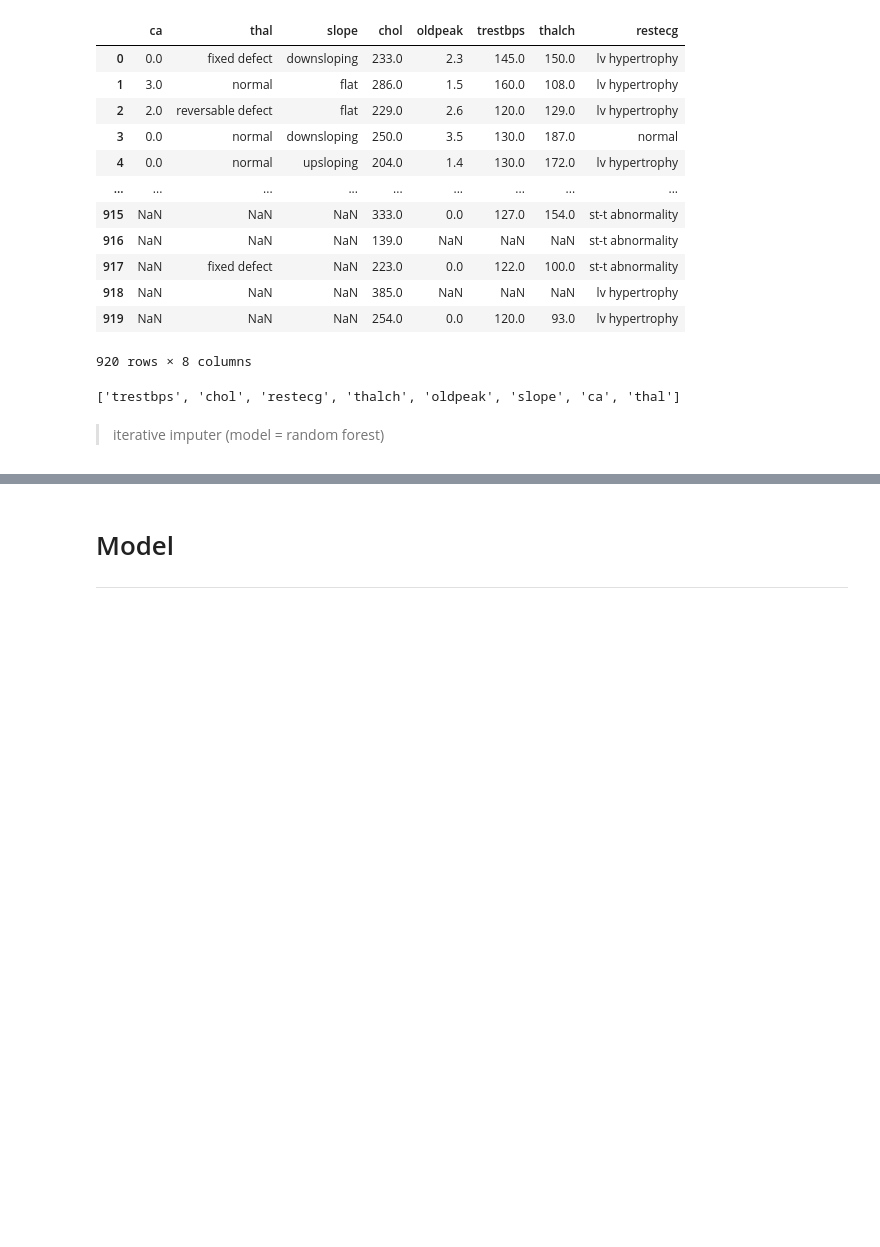
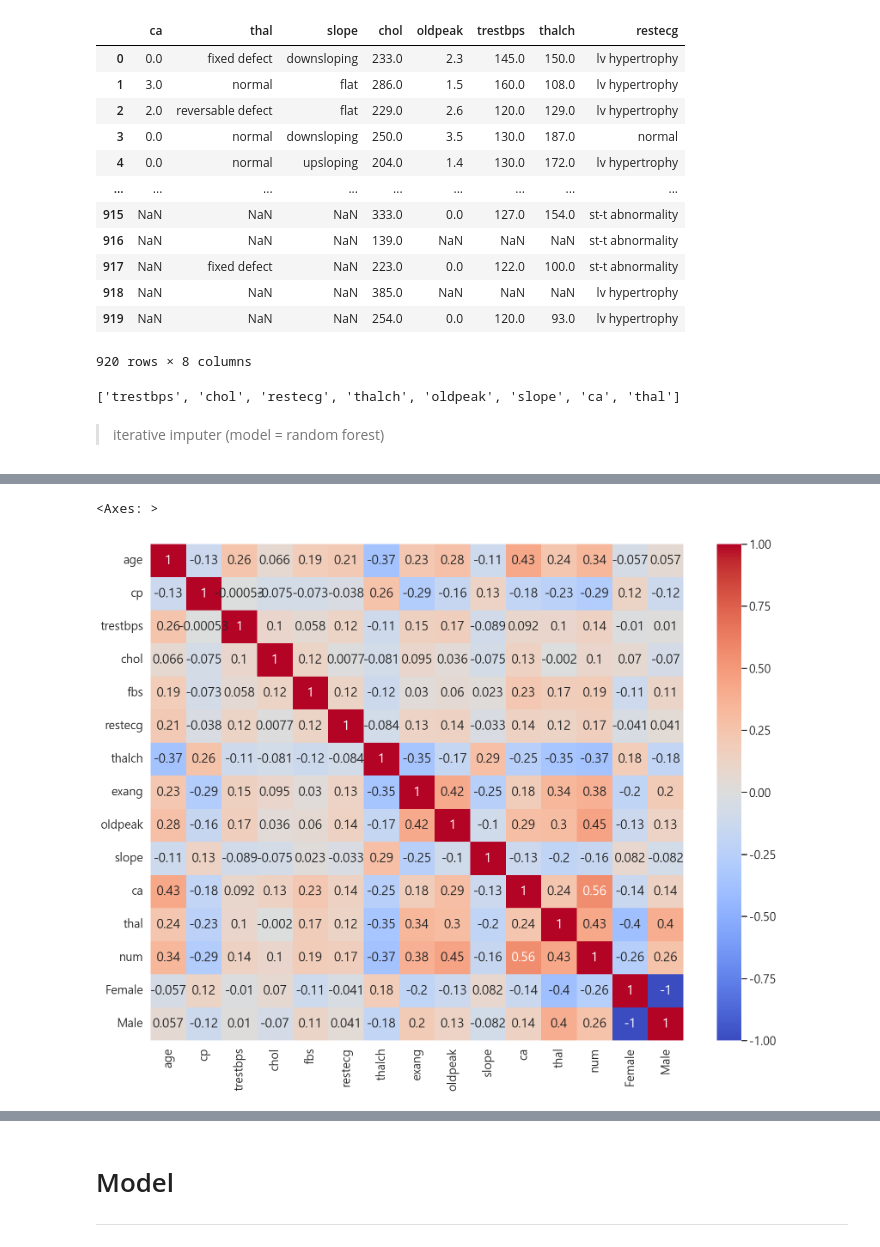
Before and after one commit to Pepi10/ML, a Jupyter notebook: 1Heart_Disease_re.ipynb, the cells around one changed output, grey strips where cells are left out. Cells and saved outputs as stored; diff of their text form; code cells hidden in the pictures; blank space fills up the shorter version.

```diff
--- a/1Heart_Disease_re.ipynb
+++ b/1Heart_Disease_re.ipynb
@@ -523,0 +506,40 @@ Columns: 14
+# %%
+def thal(thal):
+    if thal == 'normal':
+        return 0
+    if thal == 'reversable defect':
+        return 1
+    if thal == 'fixed defect':
+        return 2
+
+
+def slope(slope):
+    if slope == 'flat':
+        return 0
+    if slope == 'upsloping':
+        return 1
+    if slope == 'downsloping':
+        return 2
+
+def restecg(restecg):
+    if restecg == "normal":
+        return 0
+    if restecg == "lv hypertrophy":
+        return 1
+    if restecg == "st-t abnormality":
+        return 2
+
+def cp(cp):
+    if cp == "asymptomatic":
+        return 0
+    if cp == "non-anginal":
+        return 0
+    if cp == "atypical angina":
+        return 1
+    if cp == "typical angina":
+        return 2
+
+df.thal = df.thal.apply(thal)
+df.slope = df.slope.apply(slope)
+df.restecg = df.restecg.apply(restecg)
+df.cp = df.cp.apply(cp)
@@ -523,0 +556,6 @@ Columns: 14
+# %%
+plt.figure(figsize = (20, 15))
+sns.heatmap(df.corr(),cmap = "coolwarm", annot = True)
+# %% [output]
+<Axes: >
+[figure, added]
```
Also changed, not shown: parts of 39 cells of this notebook.
